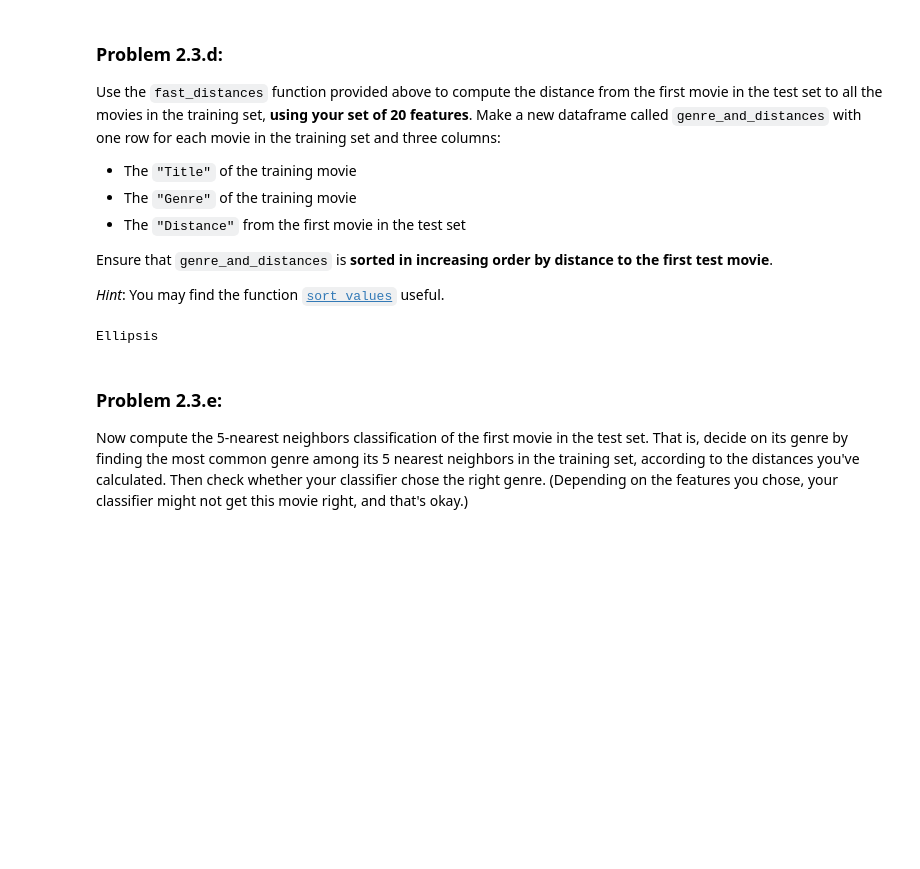
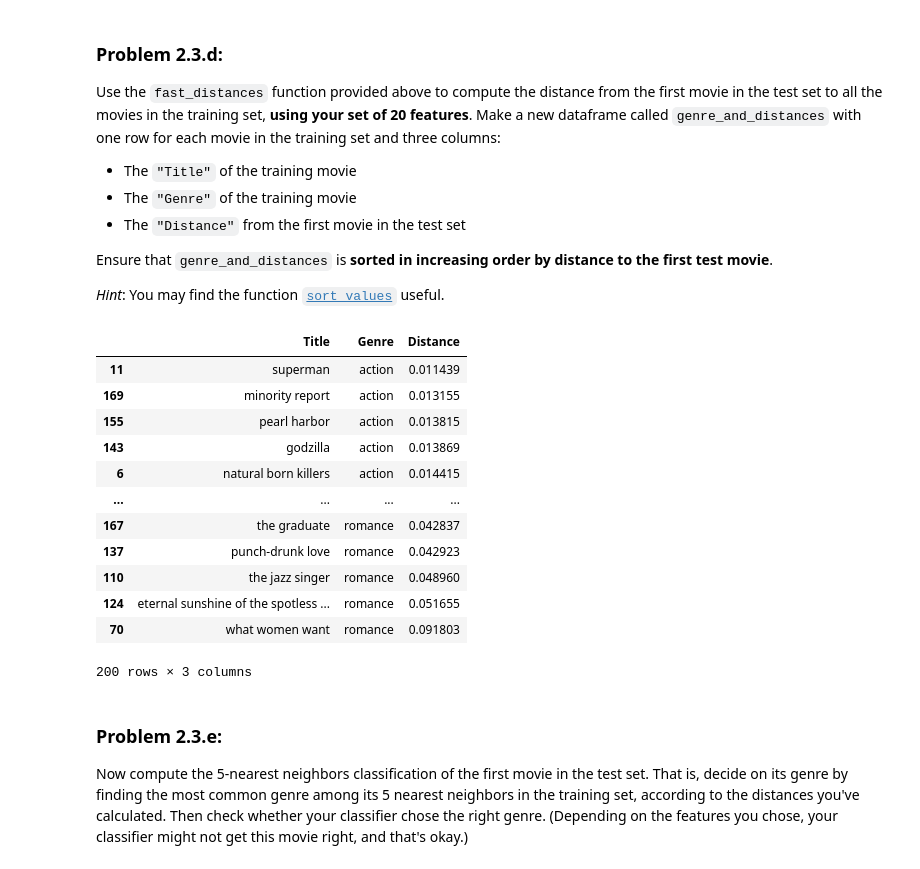
Before and after one commit to shashankd98/Binary_BH, a Jupyter notebook: assignments/assn1/assn1.ipynb, the cells around one changed output. Drawn from its saved outputs; the diff is of its cells as text; code cells hidden in the pictures; blank space fills up the shorter version.

```diff
--- a/assignments/assn1/assn1.ipynb
+++ b/assignments/assn1/assn1.ipynb
@@ -770,11 +770,27 @@ Use the `fast_distances` function provided above to compute the distance from th
 Ensure that `genre_and_distances` is **sorted in increasing order by distance to the first test movie**.
 
 *Hint*: You may find the function [`sort_values`](https://pandas.pydata.org/pandas-docs/stable/reference/api/pandas.DataFrame.sort_values.html) useful.
-# %%
-genre_and_distances = ...
-genre_and_distances
-# %% [output]
-Ellipsis
+# %%
+genre_and_distances = pd.DataFrame(columns=["Title","Genre","Distance"])
+genre_and_distances["Title"]=train_movies["Title"]
+genre_and_distances["Genre"]=train_movies["Genre"]
+genre_and_distances["Distance"]=fast_distances(test_20.iloc[0],train_20)
+genre_and_distances=genre_and_distances.sort_values("Distance")
+genre_and_distances
+# %% [output]
+|  | Title | Genre | Distance |
+| 11 | superman | action | 0.011439 |
+| 169 | minority report | action | 0.013155 |
+| 155 | pearl harbor | action | 0.013815 |
+| 143 | godzilla | action | 0.013869 |
+| 6 | natural born killers | action | 0.014415 |
+| ... | ... | ... | ... |
+| 167 | the graduate | romance | 0.042837 |
+| 137 | punch-drunk love | romance | 0.042923 |
+| 110 | the jazz singer | romance | 0.048960 |
+| 124 | eternal sunshine of the spotless ... | romance | 0.051655 |
+| 70 | what women want | romance | 0.091803 |
+200 rows × 3 columns
 # %% [markdown]
 ### Problem 2.3.e:
 
```
Also changed, not shown: parts of 8 cells of this notebook.
